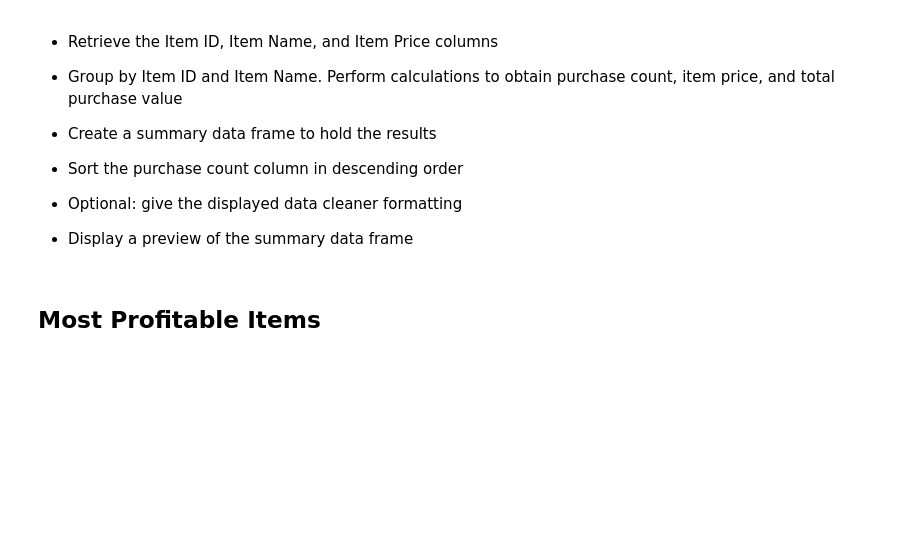
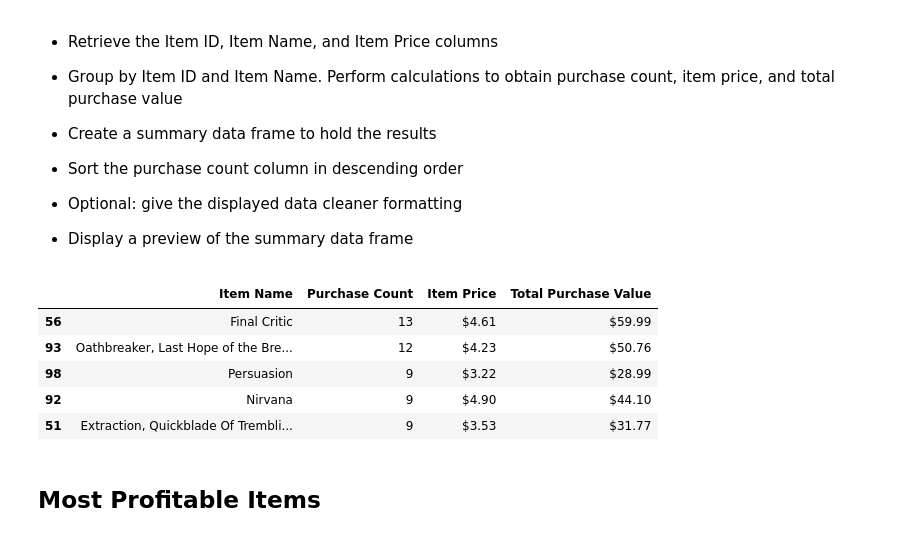
Before and after one commit to M1Bren/HeroesOfPymoli-Pandas, a Jupyter notebook: HeroesOfPymoli.ipynb, the cells around one changed output. Drawn from its saved outputs; the diff is of its cells as text; code cells hidden in the pictures; blank space fills up the shorter version.

```diff
--- a/HeroesOfPymoli.ipynb
+++ b/HeroesOfPymoli.ipynb
@@ -252,6 +315,39 @@ age_demogr
 
 
 * Display a preview of the summary data frame
+# %%
+# Create a DataFrame of 'Most Popular Items' using the Merge Function of Pandas
+tot_pur = purchase_data.groupby('Item Name').sum().reset_index()
+item_price = purchase_data.groupby('Item ID').sum().reset_index()
+pur_cnt = purchase_data.groupby('Item Name').count().reset_index()
+
+# merge the above DataFrames to create columns by sum (_x) and count (_y)
+mergeone = pd.merge(tot_pur, item_price, on='Price')
+mergetwo = pd.merge(tot_pur, pur_cnt, on='Item Name')
+
+# Make an 'Item Price' column
+mergetwo['Item Price'] = (mergetwo['Price_x'] / mergetwo['Item ID_y'])
+
+# Rename necessary columns and delete unnecessary ones
+most_pop = mergetwo.rename(columns={'Purchase ID_y': 'Purchase Count',
+                            'Price_x': 'Total Purchase Value'})
+# Note that two brackets [[]] are necessary around the column headers
+most_pop = most_pop[['Item Name', 'Purchase Count', 'Item Price', 'Total Purchase Value']]
+most_pop = most_pop.sort_values('Purchase Count', ascending=False).head()
+
+# Data Formatting
+most_pop['Item Price'] = most_pop['Item Price'].map('${:,.2F}'.format)
+most_pop['Total Purchase Value'] = most_pop['Total Purchase Value'].map('${:,.2F}'.format)
+
+#most_pop = most_pop.style.format({'Item Price': '${:,.2F}','Total Purchase Value': '${,.2F}'})
+most_pop.head()
+# %% [output]
+|  | Item Name | Purchase Count | Item Price | Total Purchase Value |
+| 56 | Final Critic | 13 | $4.61 | $59.99 |
+| 93 | Oathbreaker, Last Hope of the Bre... | 12 | $4.23 | $50.76 |
+| 98 | Persuasion | 9 | $3.22 | $28.99 |
+| 92 | Nirvana | 9 | $4.90 | $44.10 |
+| 51 | Extraction, Quickblade Of Trembli... | 9 | $3.53 | $31.77 |
 # %% [markdown]
 ## Most Profitable Items
 # %% [markdown]
```
Also changed, not shown: parts of 4 cells of this notebook.
